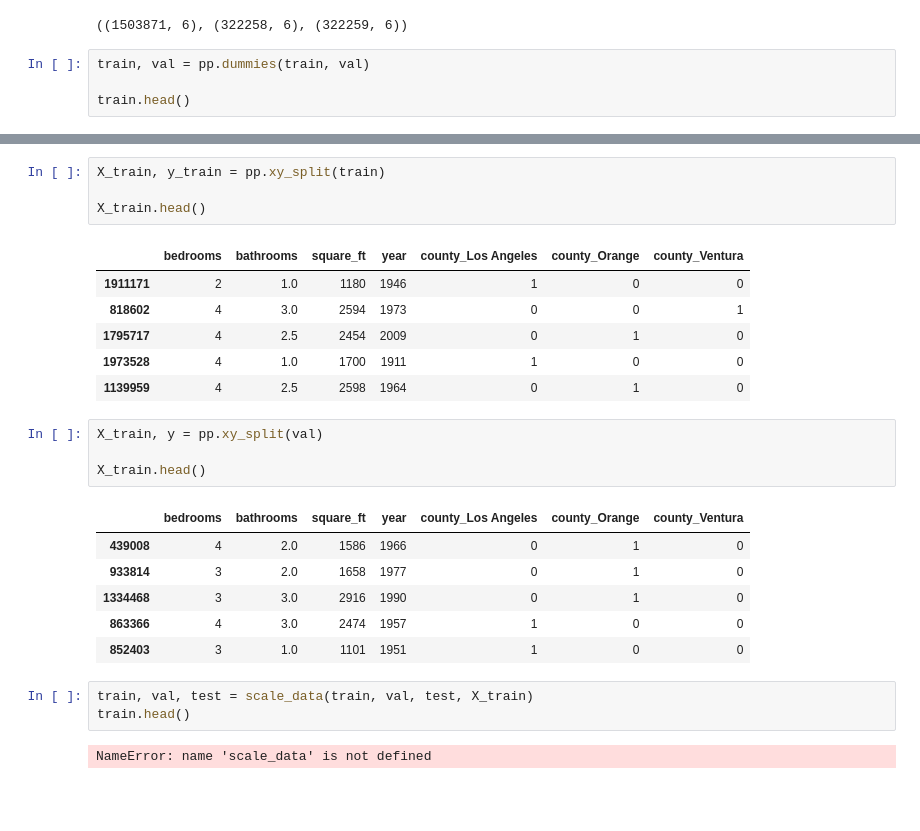
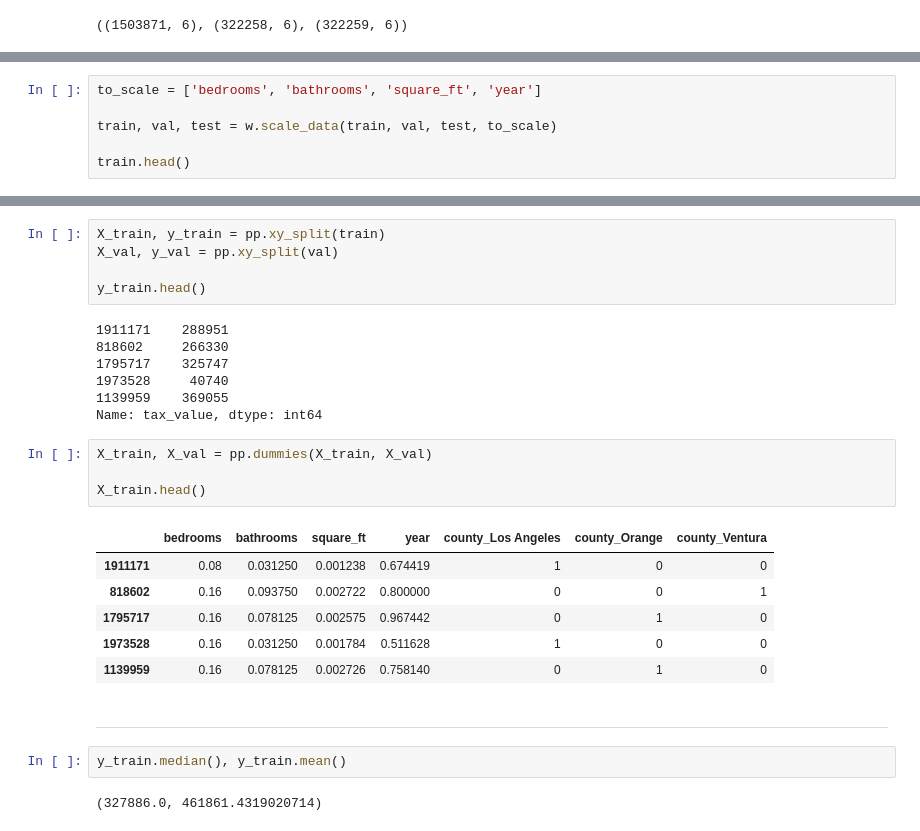
Before and after one commit to Msalazar2/regression-exercises, a Jupyter notebook: modeling.ipynb, the cells around one changed output, grey strips where cells are left out. Drawn from its saved outputs; the diff is of its cells as text; blank space fills up the shorter version.

```diff
--- a/modeling.ipynb
+++ b/modeling.ipynb
@@ -35,7 +40,3 @@ train, val, test = p.split_data(df)
 train.shape, val.shape, test.shape
 # %% [output]
 ((1503871, 6), (322258, 6), (322259, 6))
-# %%
-train, val = pp.dummies(train, val)
-
-train.head()
@@ -48,0 +43,6 @@ train.head()
+# %%
+to_scale = ['bedrooms', 'bathrooms', 'square_ft', 'year']
+
+train, val, test = w.scale_data(train, val, test, to_scale)
+
+train.head()
@@ -49,27 +56,29 @@ train.head()
 # %%
 X_train, y_train = pp.xy_split(train)
+X_val, y_val = pp.xy_split(val)
 
-X_train.head()
+y_train.head()
 # %% [output]
-|  | bedrooms | bathrooms | square_ft | year | county_Los Angeles | county_Orange | county_Ventura |
-| 1911171 | 2 | 1.0 | 1180 | 1946 | 1 | 0 | 0 |
-| 818602 | 4 | 3.0 | 2594 | 1973 | 0 | 0 | 1 |
-| 1795717 | 4 | 2.5 | 2454 | 2009 | 0 | 1 | 0 |
-| 1973528 | 4 | 1.0 | 1700 | 1911 | 1 | 0 | 0 |
-| 1139959 | 4 | 2.5 | 2598 | 1964 | 0 | 1 | 0 |
+1911171    288951
+818602     266330
+1795717    325747
+1973528     40740
+1139959    369055
+Name: tax_value, dtype: int64
 # %%
-X_train, y = pp.xy_split(val)
+X_train, X_val = pp.dummies(X_train, X_val)
 
 X_train.head()
 # %% [output]
 |  | bedrooms | bathrooms | square_ft | year | county_Los Angeles | county_Orange | county_Ventura |
-| 439008 | 4 | 2.0 | 1586 | 1966 | 0 | 1 | 0 |
-| 933814 | 3 | 2.0 | 1658 | 1977 | 0 | 1 | 0 |
-| 1334468 | 3 | 3.0 | 2916 | 1990 | 0 | 1 | 0 |
-| 863366 | 4 | 3.0 | 2474 | 1957 | 1 | 0 | 0 |
-| 852403 | 3 | 1.0 | 1101 | 1951 | 1 | 0 | 0 |
+| 1911171 | 0.08 | 0.031250 | 0.001238 | 0.674419 | 1 | 0 | 0 |
+| 818602 | 0.16 | 0.093750 | 0.002722 | 0.800000 | 0 | 0 | 1 |
+| 1795717 | 0.16 | 0.078125 | 0.002575 | 0.967442 | 0 | 1 | 0 |
+| 1973528 | 0.16 | 0.031250 | 0.001784 | 0.511628 | 1 | 0 | 0 |
+| 1139959 | 0.16 | 0.078125 | 0.002726 | 0.758140 | 0 | 1 | 0 |
-# %%
-train, val, test = scale_data(train, val, test, X_train)
-train.head()
-# %% [output]
-NameError: name 'scale_data' is not defined
+# %% [markdown]
+---
+# %%
+y_train.median(), y_train.mean()
+# %% [output]
+(327886.0, 461861.4319020714)
```
Also changed, not shown: parts of 24 cells of this notebook, 2 other files.
